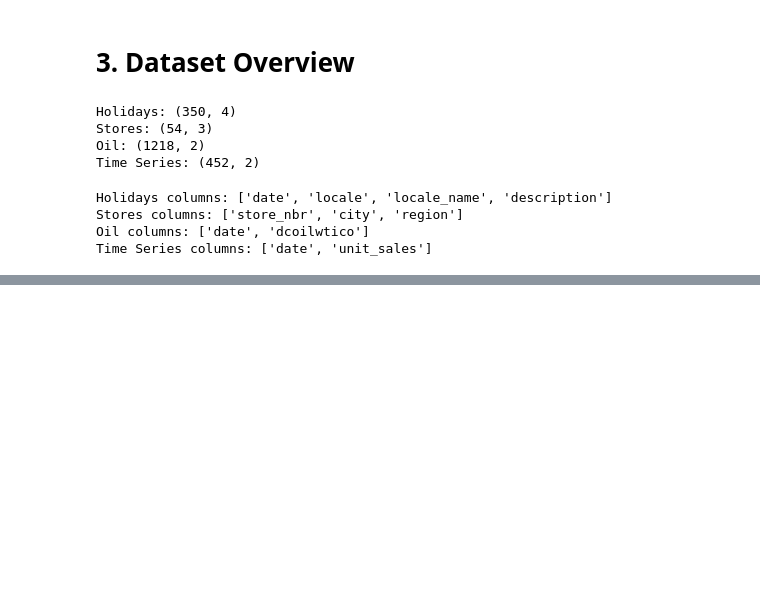
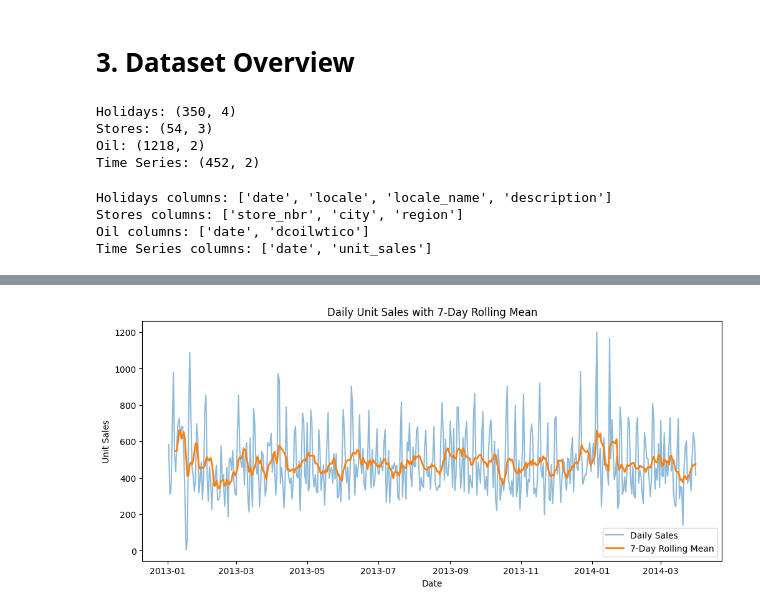
Before and after one commit to sergey-kasatov/time-series-forecasting-project, a Jupyter notebook: notebooks/week1/01_eda_and_cleaning.ipynb, the cells around one changed output, grey strips where cells are left out. Saved outputs shown, nothing was run; the diff lists cells and outputs as text; code cells hidden in the pictures; blank space fills up the shorter version.

```diff
--- a/notebooks/week1/01_eda_and_cleaning.ipynb
+++ b/notebooks/week1/01_eda_and_cleaning.ipynb
@@ -91,0 +189,14 @@ Time Series columns: ['date', 'unit_sales']
+# %%
+# Plot the time series with a 7-day rolling mean
+df_timeseries["rolling_mean_7"] = df_timeseries["unit_sales"].rolling(window=7).mean()
+
+plt.figure(figsize=(12, 5))
+plt.plot(df_timeseries["date"], df_timeseries["unit_sales"], alpha=0.5, label="Daily Sales")
+plt.plot(df_timeseries["date"], df_timeseries["rolling_mean_7"], linewidth=2, label="7-Day Rolling Mean")
+plt.title("Daily Unit Sales with 7-Day Rolling Mean")
+plt.xlabel("Date")
+plt.ylabel("Unit Sales")
+plt.legend()
+plt.show()
+# %% [output]
+[figure, added]
```
Also changed, not shown: parts of 46 cells of this notebook, 4 other files.
